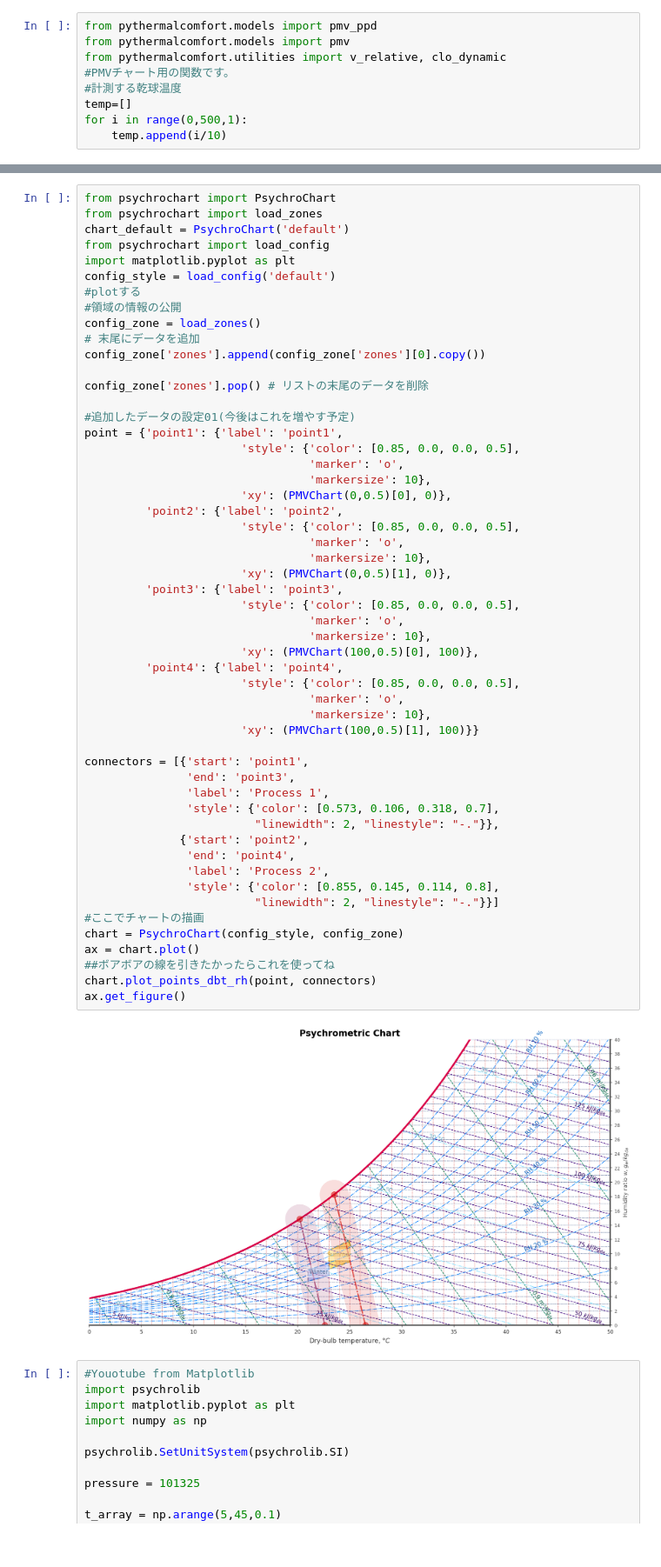
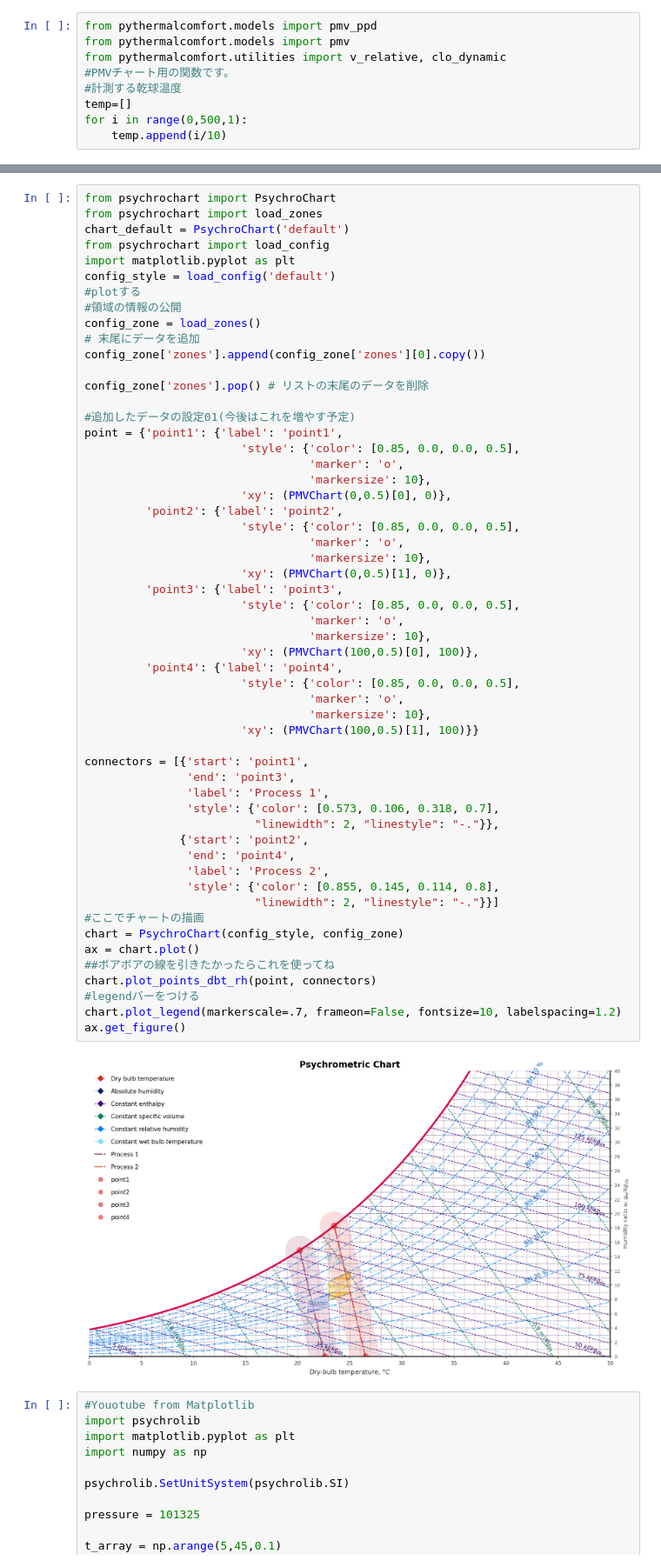
Before and after one commit to becat-oss/therb-notebook, a Jupyter notebook: 【守田】ちょっとこっちで試してみたいので作ってみました.ipynb, the cells around one changed output, grey strips where cells are left out. Shown at 87% size. Saved outputs shown, nothing was run; the diff lists cells and outputs as text.

```diff
--- a/【守田】ちょっとこっちで試してみたいので作ってみました.ipynb
+++ b/【守田】ちょっとこっちで試してみたいので作ってみました.ipynb
@@ -104,34 +195,36 @@ point = {'point1': {'label': 'point1',
                                  'markersize': 10},
                        'xy': (PMVChart(0,0.5)[1], 0)},
          'point3': {'label': 'point3',
                        'style': {'color': [0.85, 0.0, 0.0, 0.5],
                                  'marker': 'o',
                                  'markersize': 10},
                        'xy': (PMVChart(100,0.5)[0], 100)},
          'point4': {'label': 'point4',
                        'style': {'color': [0.85, 0.0, 0.0, 0.5],
                                  'marker': 'o',
                                  'markersize': 10},
                        'xy': (PMVChart(100,0.5)[1], 100)}}
 
 connectors = [{'start': 'point1',
                'end': 'point3',
                'label': 'Process 1',
                'style': {'color': [0.573, 0.106, 0.318, 0.7],
                          "linewidth": 2, "linestyle": "-."}},
               {'start': 'point2',
                'end': 'point4',
                'label': 'Process 2',
                'style': {'color': [0.855, 0.145, 0.114, 0.8],
                          "linewidth": 2, "linestyle": "-."}}]
 #ここでチャートの描画
 chart = PsychroChart(config_style, config_zone)
 ax = chart.plot()
 ##ボアボアの線を引きたかったらこれを使ってね
 chart.plot_points_dbt_rh(point, connectors)
+#legendバーをつける
+chart.plot_legend(markerscale=.7, frameon=False, fontsize=10, labelspacing=1.2)
 ax.get_figure()
 # %% [output]
-[figure, old version]
+[figure, new version]
 # %%
 #Youotube from Matplotlib
 import psychrolib
```
Also changed, not shown: parts of 6 cells of this notebook, 1 other file.
